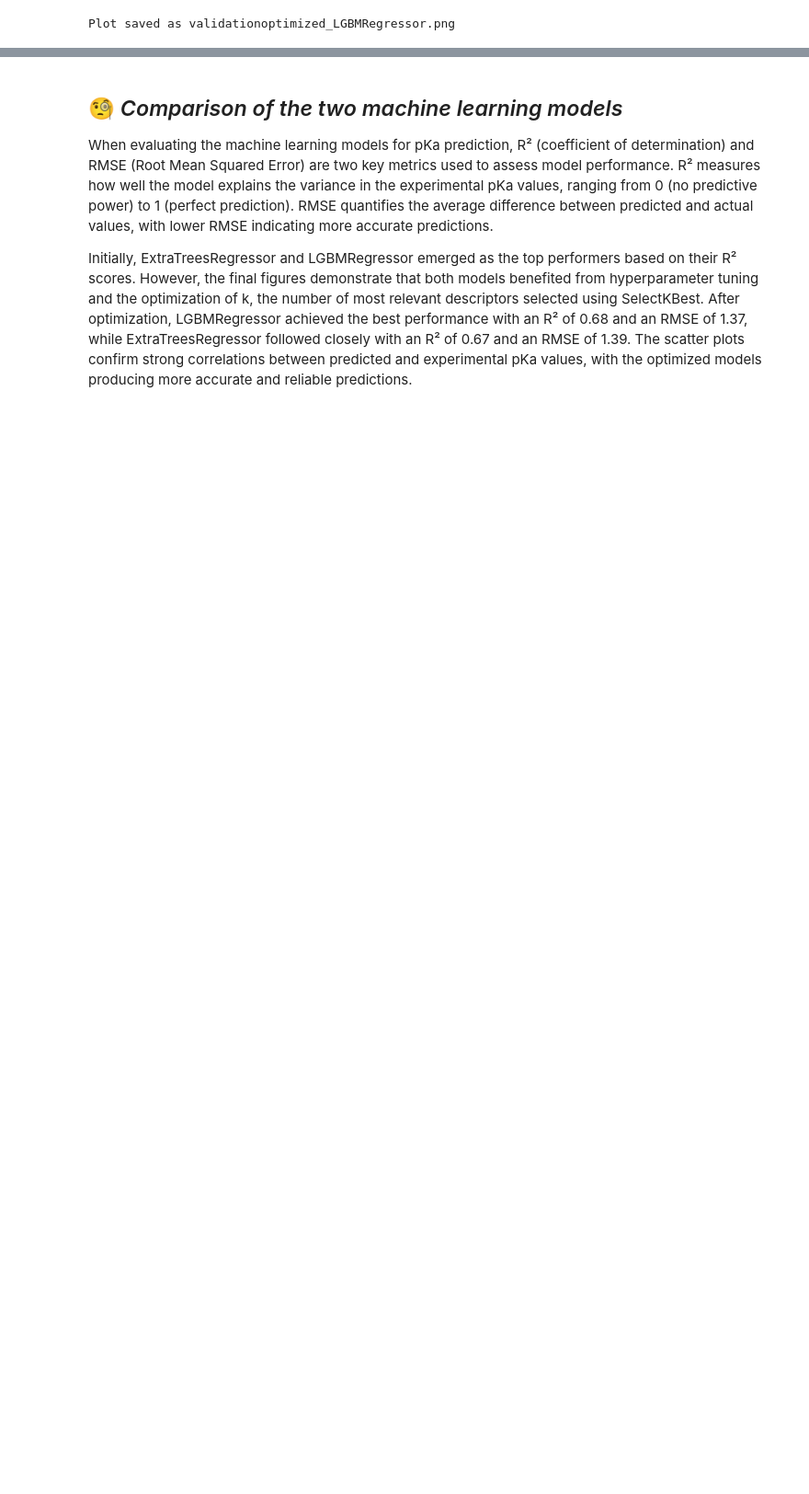
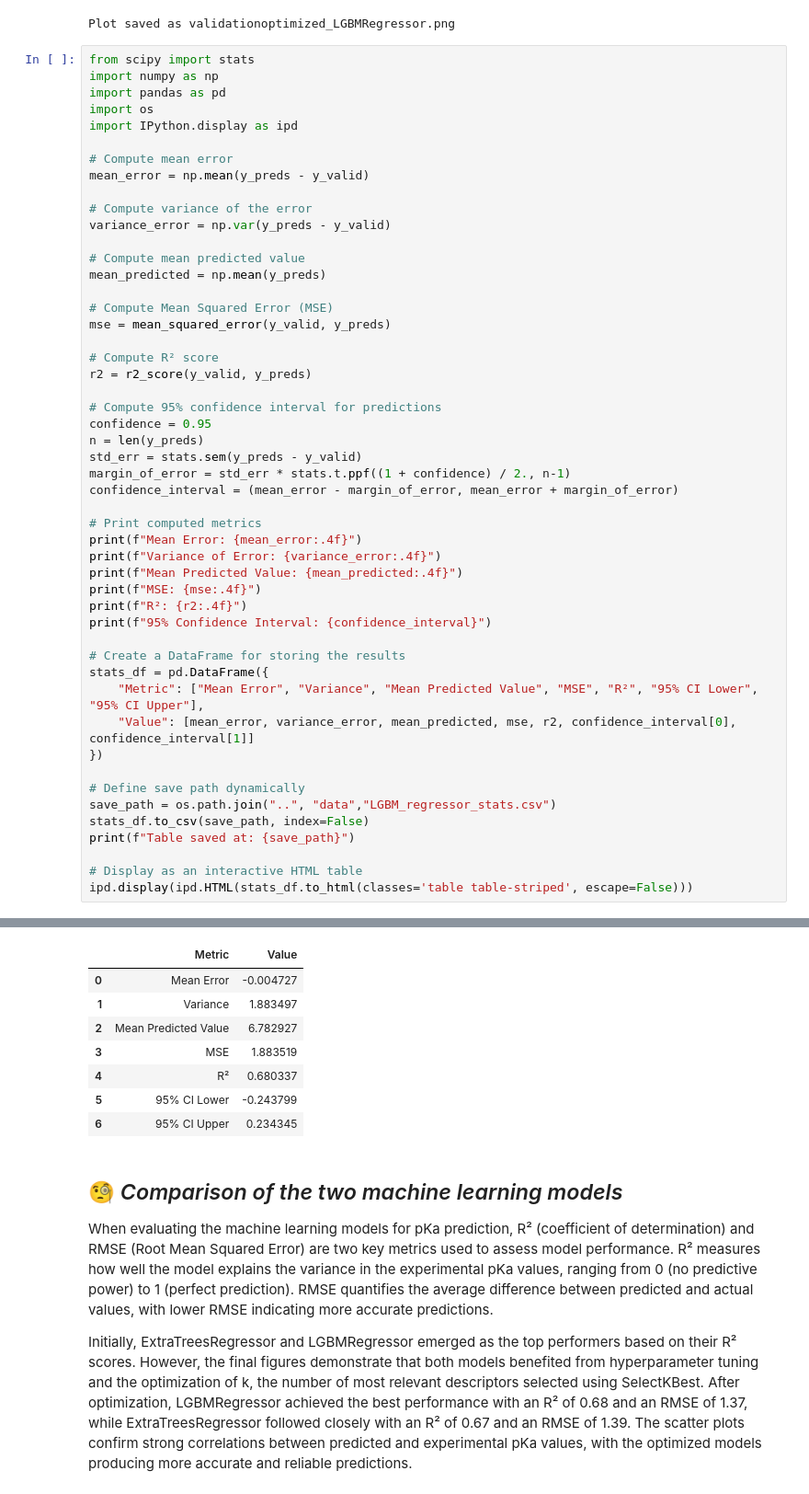
Before and after one commit to anastasiafloris/pKaPredict, a Jupyter notebook: notebooks/ProjectReport*.ipynb, the cells around one changed output, grey strips where cells are left out. Shown at 92% size. Drawn from its saved outputs; the diff is of its cells as text; blank space fills up the shorter version.

```diff
--- a/notebooks/ProjectReport*.ipynb
+++ b/notebooks/ProjectReport*.ipynb
@@ -1092,3 +1091,54 @@ print("Plot saved as validationoptimized_LGBMRegressor.png")
 # %% [output]
 [figure]
 Plot saved as validationoptimized_LGBMRegressor.png
+# %%
+from scipy import stats
+import numpy as np
+import pandas as pd
+import os
+import IPython.display as ipd
+
+# Compute mean error
+mean_error = np.mean(y_preds - y_valid)
+
+# Compute variance of the error
+variance_error = np.var(y_preds - y_valid)
+
+# Compute mean predicted value
+mean_predicted = np.mean(y_preds)
+
+# Compute Mean Squared Error (MSE)
+mse = mean_squared_error(y_valid, y_preds)
+
+# Compute R² score
+r2 = r2_score(y_valid, y_preds)
+
+# Compute 95% confidence interval for predictions
+confidence = 0.95
+n = len(y_preds)
+std_err = stats.sem(y_preds - y_valid)
+margin_of_error = std_err * stats.t.ppf((1 + confidence) / 2., n-1)
+confidence_interval = (mean_error - margin_of_error, mean_error + margin_of_error)
+
+# Print computed metrics
+print(f"Mean Error: {mean_error:.4f}")
+print(f"Variance of Error: {variance_error:.4f}")
+print(f"Mean Predicted Value: {mean_predicted:.4f}")
+print(f"MSE: {mse:.4f}")
+print(f"R²: {r2:.4f}")
+print(f"95% Confidence Interval: {confidence_interval}")
+
+# Create a DataFrame for storing the results
+stats_df = pd.DataFrame({
+    "Metric": ["Mean Error", "Variance", "Mean Predicted Value", "MSE", "R²", "95% CI Lower", "95% CI Upper"],
+    "Value": [mean_error, variance_error, mean_predicted, mse, r2, confidence_interval[0], confidence_interval[1]]
+})
+
+# Define save path dynamically
+save_path = os.path.join("..", "data","LGBM_regressor_stats.csv")
+stats_df.to_csv(save_path, index=False)
+print(f"Table saved at: {save_path}")
+
+# Display as an interactive HTML table
+ipd.display(ipd.HTML(stats_df.to_html(classes='table table-striped', escape=False)))
+# %% [output]
@@ -1095,3 +1152,11 @@ Plot saved as validationoptimized_LGBMRegressor.png
+|  | Metric | Value |
+| 0 | Mean Error | -0.004727 |
+| 1 | Variance | 1.883497 |
+| 2 | Mean Predicted Value | 6.782927 |
+| 3 | MSE | 1.883519 |
+| 4 | R² | 0.680337 |
+| 5 | 95% CI Lower | -0.243799 |
+| 6 | 95% CI Upper | 0.234345 |
 # %% [markdown]
 ## 🧐 *Comparison of the two machine learning models*
 
```
Also changed, not shown: parts of 3 cells of this notebook, 4 other files.
